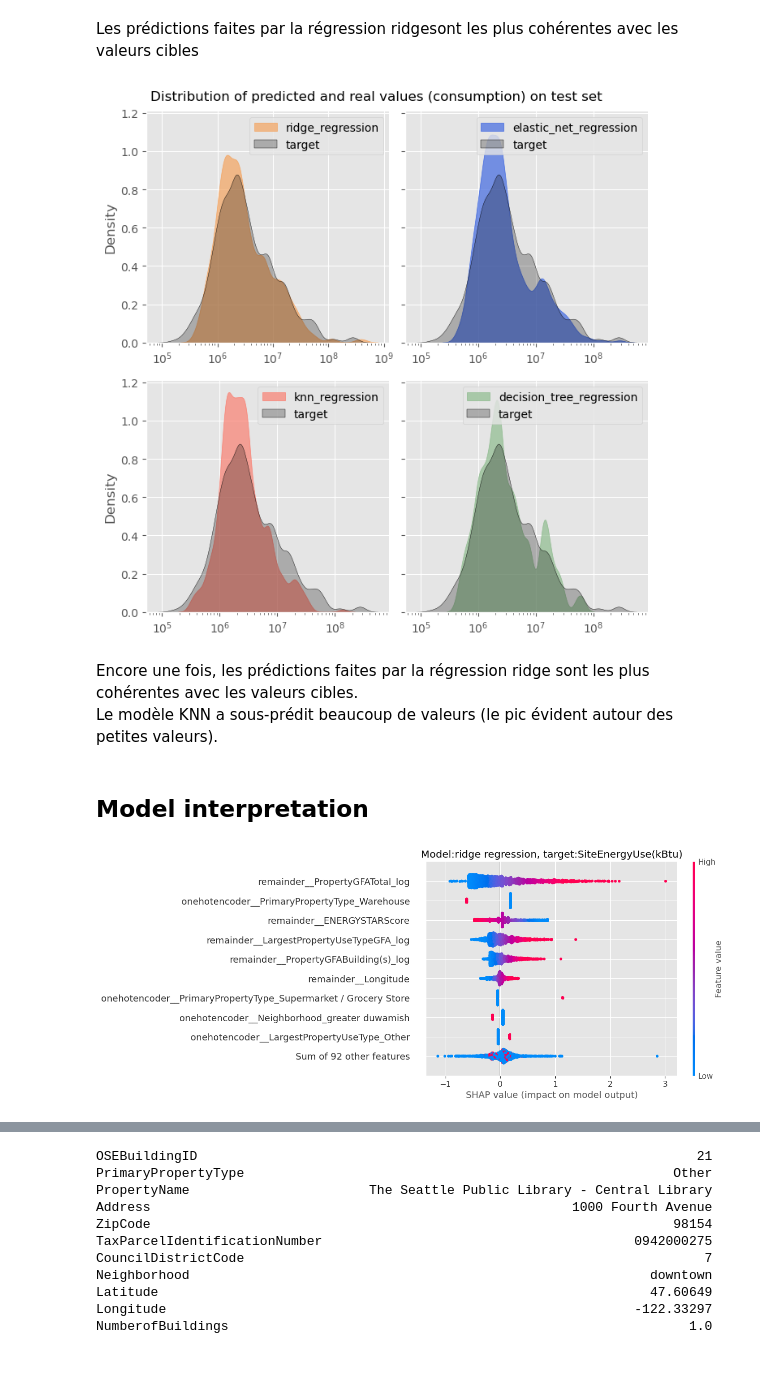
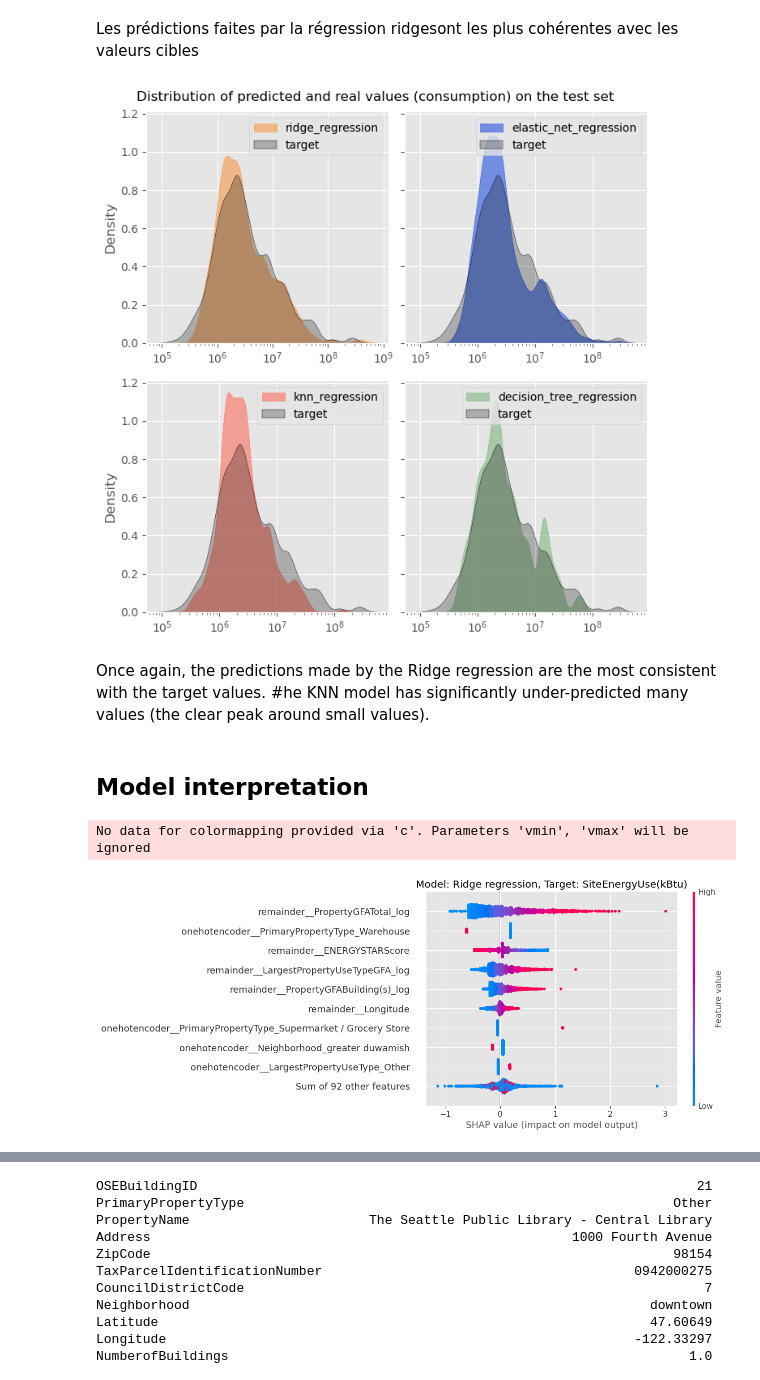
Before and after one commit to jzpatrao/energy_consumption_regression, a Jupyter notebook: consumption_prediction.ipynb, the cells around one changed output, grey strips where cells are left out. Cells and saved outputs as stored; diff of their text form; code cells hidden in the pictures.

Commit message:
Cleaned up notebook 2

```diff
--- a/consumption_prediction.ipynb
+++ b/consumption_prediction.ipynb
@@ -10,11 +20,14 @@ import seaborn as sns
 # %%
-# Load dataset
-# Dataset is saved at the end of preprocess, see preprocess_eda notebook
-df = pd.read_csv("\\df_final.csv")
+# Get the current working directory
+current_directory = os.getcwd()
+
+# Read the CSV file into a DataFrame
+df = pd.read_csv(os.path.join(current_directory, "df_final.csv"))
 # %%
-# Change zipcode variable into string type
+# Change the 'CouncilDistrictCode' and 'ZipCode' variables to string type
 df['CouncilDistrictCode'] = df['CouncilDistrictCode'].astype(str)
 df['ZipCode'] = df['ZipCode'].astype(str)
+df=df[~df['SiteEnergyUse(kBtu)_log'].isin([np.inf,-np.inf])].copy()
 # %%
 # Define X and y
 X = df[[
@@ -169,6 +169,6 @@ Sur la base des mesures ci-dessus, le regression ridge donne le meilleur score d
 # %%
-# Un tableau avec les valeurs prédites sur le test set
+# A table with predicted values on the test set
 result_viz = result_viz.sort_values(by="target")
-result_viz.reset_index(drop=False, inplace=True)
+result_viz.reset_index(drop=True, inplace=True)
 result_viz.head()
 # %% [output]
@@ -181,17 +181,14 @@ result_viz.head()
 # %%
 colors = ["sandybrown", "royalblue", "salmon", "darkseagreen"]
-cols = ['ridge_regression', 'elastic_net_regression',
-        'knn_regression', 'decision_tree_regression']
+cols = ['ridge_regression', 'elastic_net_regression', 'knn_regression', 'decision_tree_regression']
 
 plt.style.use('ggplot')
 
-fig, axes = plt.subplots(nrows=2, ncols=2, sharex=True,
-                         sharey=True, figsize=(7, 7))
+fig, axes = plt.subplots(nrows=2, ncols=2, sharex=True, sharey=True, figsize=(7, 7))
+
 for i, ax in enumerate(axes.flatten()):
-    sns.scatterplot(data=result_viz, x=result_viz.index,
-                    y=result_viz[cols[i]], color=colors[i], label=cols[i], ax=ax)
-    sns.scatterplot(data=result_viz, x=result_viz.index,
-                    y=result_viz["target"], color="black", label="Target", marker="+", ax=ax)
+    sns.scatterplot(data=result_viz, x=result_viz.index, y=result_viz[cols[i]], color=colors[i], label=cols[i], ax=ax)
+    sns.scatterplot(data=result_viz, x=result_viz.index, y=result_viz["target"], color="black", label="Target", marker="+", ax=ax)
 
     ax.legend()
     ax.spines['top'].set_visible(False)
@@ -201,35 +198,34 @@ for i, ax in enumerate(axes.flatten()):
 
 plt.tight_layout(rect=[0, 0, 1, 0.97])
 plt.suptitle("Comparison between target and model predictions (consumption)")
-plt.savefig('scatter_plot_results_compare_consumption',bbox_inches='tight',dpi=300)
+plt.savefig('scatter_plot_results_compare_consumption', bbox_inches='tight', dpi=300)
 plt.show()
 # %% [output]
 [figure]
 # %% [markdown]
 Les prédictions faites par la régression ridgesont les plus cohérentes avec les valeurs cibles
 # %%
-# Distribution des prévisions et des valeurs cibles
+# The predictions made by the Ridge regression are the most consistent with the target values
+
 fig, axes = plt.subplots(nrows=2, ncols=2, sharey=True, figsize=(7, 7))
+
 for i, ax in enumerate(axes.flatten()):
-    sns.kdeplot(result_viz[cols[i]], shade=True, log_scale=True,
-                    bw_adjust=0.6, color=colors[i], ax=ax, label=cols[i], linewidth=0.5, alpha=0.7)
-    sns.kdeplot(result_viz['target'], shade=True, log_scale=True,
-                    bw_adjust=0.6, color='black', ax=ax, label='target', linewidth=0.3)
+    sns.kdeplot(result_viz[cols[i]], shade=True, log_scale=True, bw_adjust=0.6, color=colors[i], ax=ax, label=cols[i], linewidth=0.5, alpha=0.7)
+    sns.kdeplot(result_viz['target'], shade=True, log_scale=True, bw_adjust=0.6, color='black', ax=ax, label='target', linewidth=0.3)
     ax.legend()
     ax.spines['top'].set_visible(False)
     ax.spines['right'].set_visible(False)
     ax.set_xlabel(None)
 
 plt.tight_layout(rect=[0, 0, 1, 0.97])
-plt.suptitle(
-    "Distribution of predicted and real values (consumption) on test set")
-plt.savefig('kde_plot_results_compare_consumption',bbox_inches='tight',dpi=300)
+plt.suptitle("Distribution of predicted and real values (consumption) on the test set")
+plt.savefig('kde_plot_results_compare_consumption', bbox_inches='tight', dpi=300)
 plt.show()
 # %% [output]
-[figure, old version]
+[figure, new version]
 # %% [markdown]
-Encore une fois, les prédictions faites par la régression ridge sont les plus cohérentes avec les valeurs cibles.<br>
-Le modèle KNN a sous-prédit beaucoup de valeurs (le pic évident autour des petites valeurs).
+Once again, the predictions made by the Ridge regression are the most consistent with the target values.
+#he KNN model has significantly under-predicted many values (the clear peak around small values).
 # %% [markdown]
 ## Model interpretation
 # %%
@@ -249,8 +249,10 @@ shap_values_ridge = explainer_ridge(X_ohe_scaled)
 # %%
-fig=shap.plots.beeswarm(shap_values_ridge,max_display=10,show=False)
-plt.title('Model:ridge regression, target:SiteEnergyUse(kBtu)')
-plt.savefig('shap_plot_ridge_beeswarm_consumption',dpi=300,bbox_inches='tight')
+# Plot Bee Swarm plot of SHAP values
+fig = shap.plots.beeswarm(shap_values_ridge, max_display=10, show=False)
+plt.title('Model: Ridge regression, Target: SiteEnergyUse(kBtu)')
+plt.savefig('shap_plot_ridge_beeswarm_consumption', dpi=300, bbox_inches='tight')
 plt.show()
 # %% [output]
+No data for colormapping provided via 'c'. Parameters 'vmin', 'vmax' will be ignored
-[figure, old version]
+[figure, new version]
 # %%
```
Also changed, not shown: parts of 26 cells of this notebook, 8 other files.
